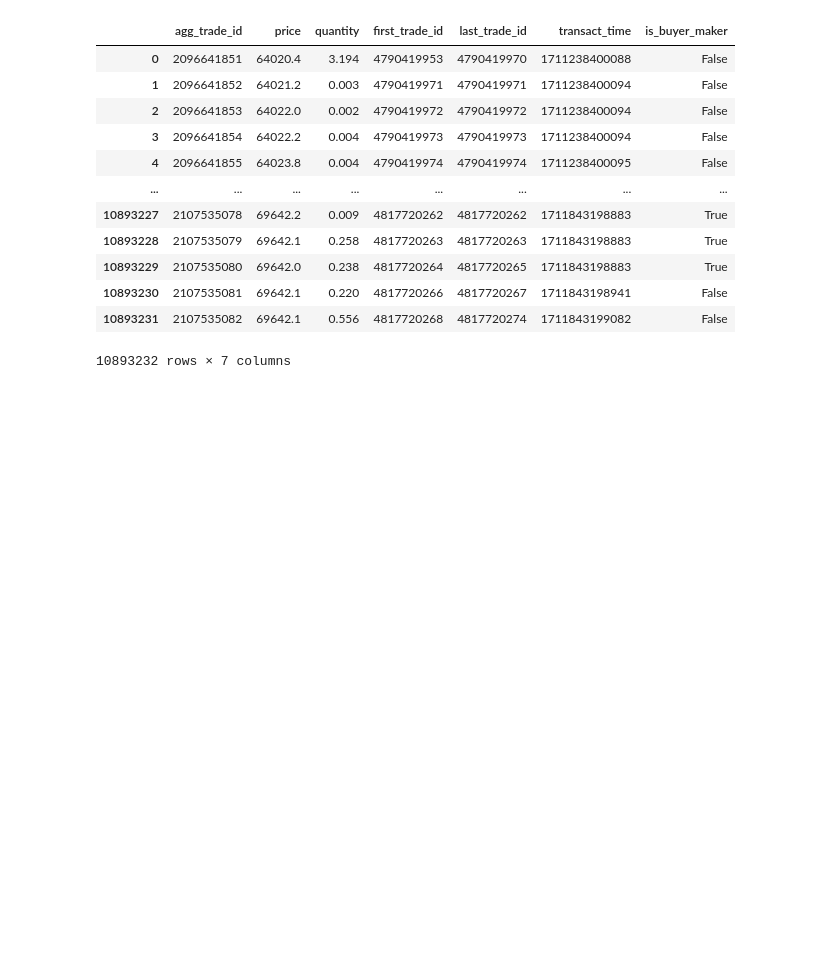
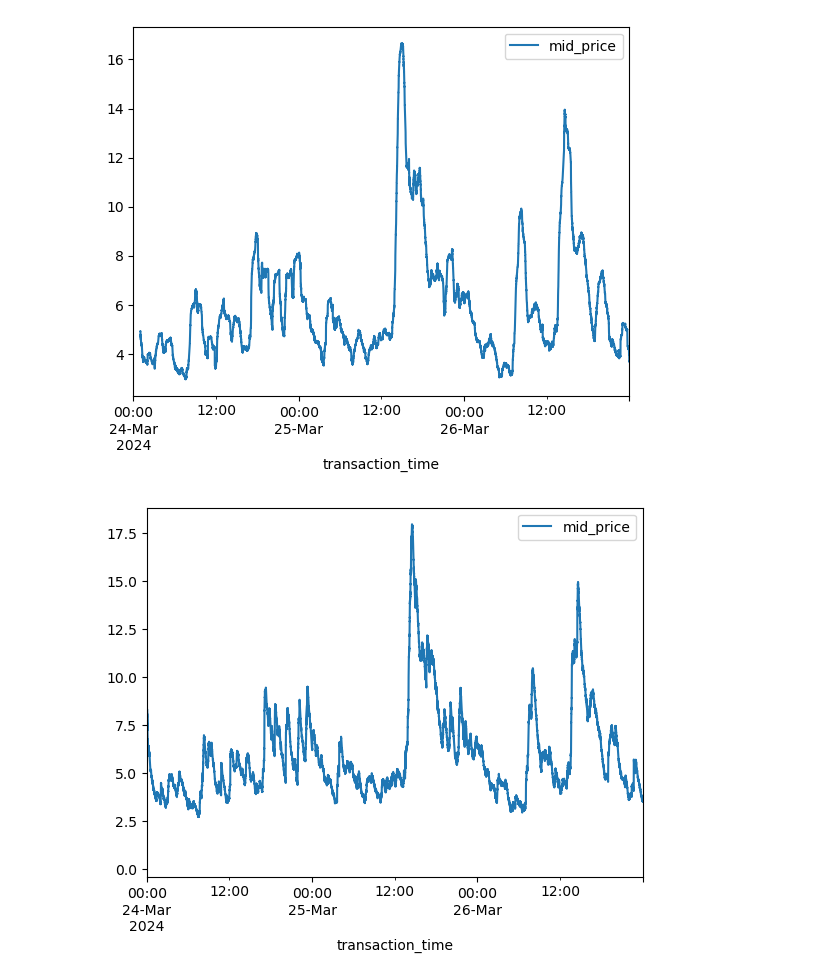
Before and after one commit to akshathp0/avellaneda-stoikov, a Jupyter notebook: validate_data.ipynb, the cells around one changed output. Drawn from its saved outputs; the diff is of its cells as text; code cells hidden in the pictures; blank space fills up the shorter version.

```diff
--- a/validate_data.ipynb
+++ b/validate_data.ipynb
@@ -1,4 +4,4 @@
 # %%
-from d_load import d_load
+import data.d_load
 
-bt, at = d_load.d_load()
+bt, at = data.d_load.load()
@@ -21,16 +8,18 @@ bt
-# %%
-at
-# %% [output]
-|  | agg_trade_id | price | quantity | first_trade_id | last_trade_id | transact_time | is_buyer_maker |
-| 0 | 2096641851 | 64020.4 | 3.194 | 4790419953 | 4790419970 | 1711238400088 | False |
-| 1 | 2096641852 | 64021.2 | 0.003 | 4790419971 | 4790419971 | 1711238400094 | False |
-| 2 | 2096641853 | 64022.0 | 0.002 | 4790419972 | 4790419972 | 1711238400094 | False |
-| 3 | 2096641854 | 64022.2 | 0.004 | 4790419973 | 4790419973 | 1711238400094 | False |
-| 4 | 2096641855 | 64023.8 | 0.004 | 4790419974 | 4790419974 | 1711238400095 | False |
-| ... | ... | ... | ... | ... | ... | ... | ... |
-| 10893227 | 2107535078 | 69642.2 | 0.009 | 4817720262 | 4817720262 | 1711843198883 | True |
-| 10893228 | 2107535079 | 69642.1 | 0.258 | 4817720263 | 4817720263 | 1711843198883 | True |
-| 10893229 | 2107535080 | 69642.0 | 0.238 | 4817720264 | 4817720265 | 1711843198883 | True |
-| 10893230 | 2107535081 | 69642.1 | 0.220 | 4817720266 | 4817720267 | 1711843198941 | False |
-| 10893231 | 2107535082 | 69642.1 | 0.556 | 4817720268 | 4817720274 | 1711843199082 | False |
-10893232 rows × 7 columns
+# %%
+import params.params
+
+mid = params.params.build_mid(bt)
+rolling_sigma = params.params.estimate_rolling_vol(mid)
+ewma_sigma = params.params.estimate_ewma_vol(mid)
+
+rolling_sigma = params.params.return_training_slice(rolling_sigma)
+ewma_sigma = params.params.return_training_slice(ewma_sigma)
+# %%
+import matplotlib.pyplot as plt
+
+rolling_sigma.plot()
+ewma_sigma.plot()
+plt.show()
+# %% [output]
+[figure, added]
+[figure, added]
```
Also changed, not shown: parts of 2 cells of this notebook, 5 other files.
